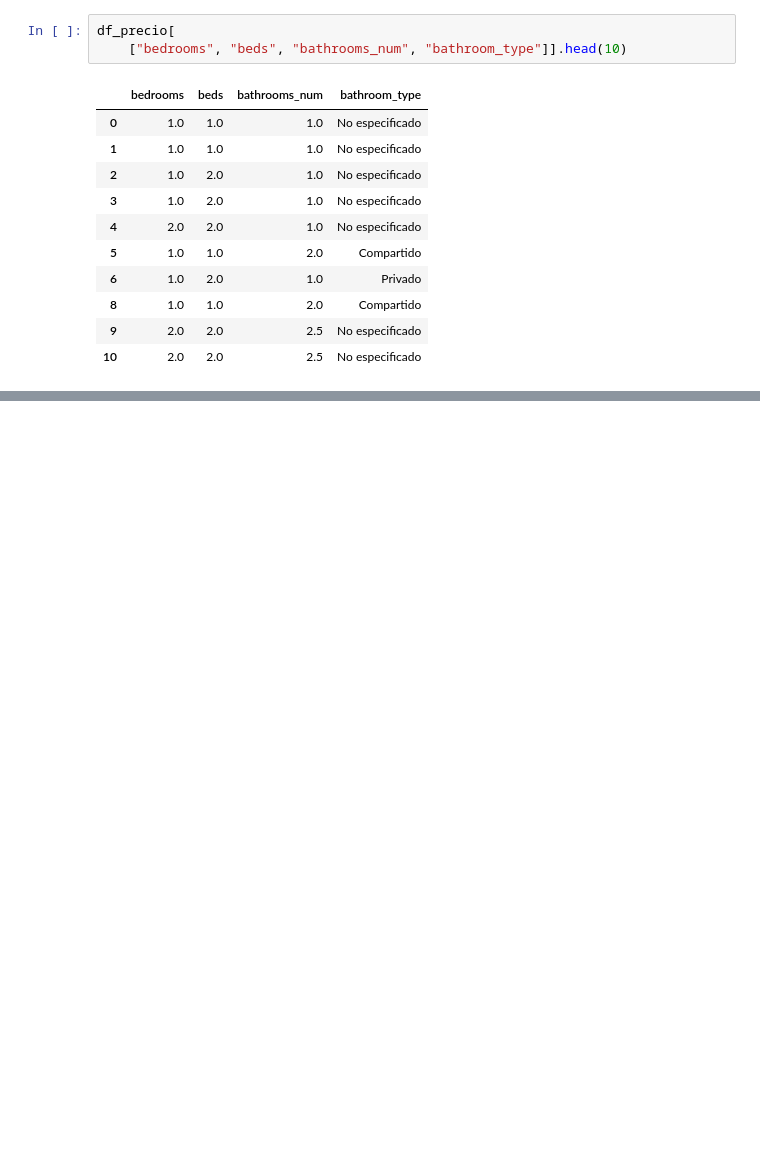
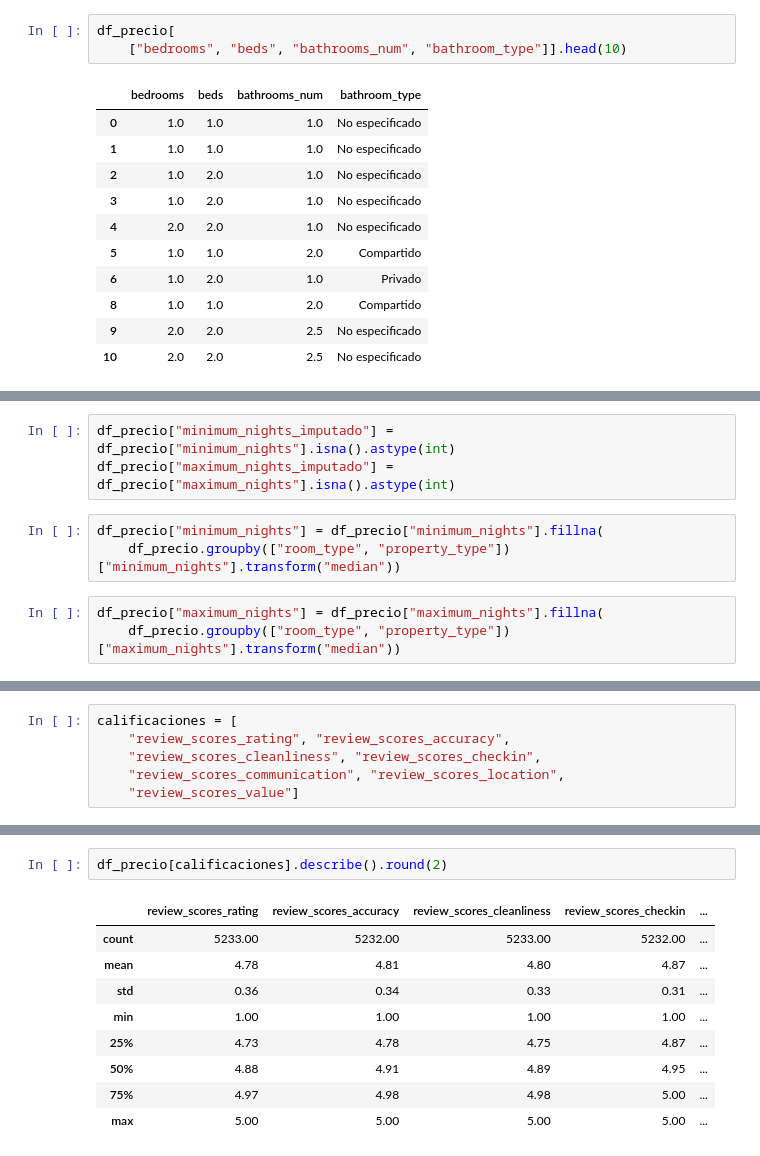
Before and after one commit to JhoJaRa-Art/Proyecto2_NewOrleans, a Jupyter notebook: Etapa2_Limpieza/notebooks/Limpieza_NewOrleans.ipynb, the cells around one changed output, grey strips where cells are left out. Cells and saved outputs as stored; diff of their text form; blank space fills up the shorter version.

```diff
--- a/Etapa2_Limpieza/notebooks/Limpieza_NewOrleans.ipynb
+++ b/Etapa2_Limpieza/notebooks/Limpieza_NewOrleans.ipynb
@@ -456,0 +524,9 @@ df_precio[
+# %%
+df_precio["minimum_nights_imputado"] = df_precio["minimum_nights"].isna().astype(int)
+df_precio["maximum_nights_imputado"] = df_precio["maximum_nights"].isna().astype(int)
+# %%
+df_precio["minimum_nights"] = df_precio["minimum_nights"].fillna(
+    df_precio.groupby(["room_type", "property_type"])["minimum_nights"].transform("median"))
+# %%
+df_precio["maximum_nights"] = df_precio["maximum_nights"].fillna(
+    df_precio.groupby(["room_type", "property_type"])["maximum_nights"].transform("median"))
@@ -456,0 +557,6 @@ df_precio[
+# %%
+calificaciones = [
+    "review_scores_rating", "review_scores_accuracy",
+    "review_scores_cleanliness", "review_scores_checkin",
+    "review_scores_communication", "review_scores_location",
+    "review_scores_value"]
@@ -456,0 +574,12 @@ df_precio[
+# %%
+df_precio[calificaciones].describe().round(2)
+# %% [output]
+|  | review_scores_rating | review_scores_accuracy | review_scores_cleanliness | review_scores_checkin | ... |
+| count | 5233.00 | 5232.00 | 5233.00 | 5232.00 | ... |
+| mean | 4.78 | 4.81 | 4.80 | 4.87 | ... |
+| std | 0.36 | 0.34 | 0.33 | 0.31 | ... |
+| min | 1.00 | 1.00 | 1.00 | 1.00 | ... |
+| 25% | 4.73 | 4.78 | 4.75 | 4.87 | ... |
+| 50% | 4.88 | 4.91 | 4.89 | 4.95 | ... |
+| 75% | 4.97 | 4.98 | 4.98 | 5.00 | ... |
+| max | 5.00 | 5.00 | 5.00 | 5.00 | ... |
```
Also changed, not shown: parts of 11 cells of this notebook.
